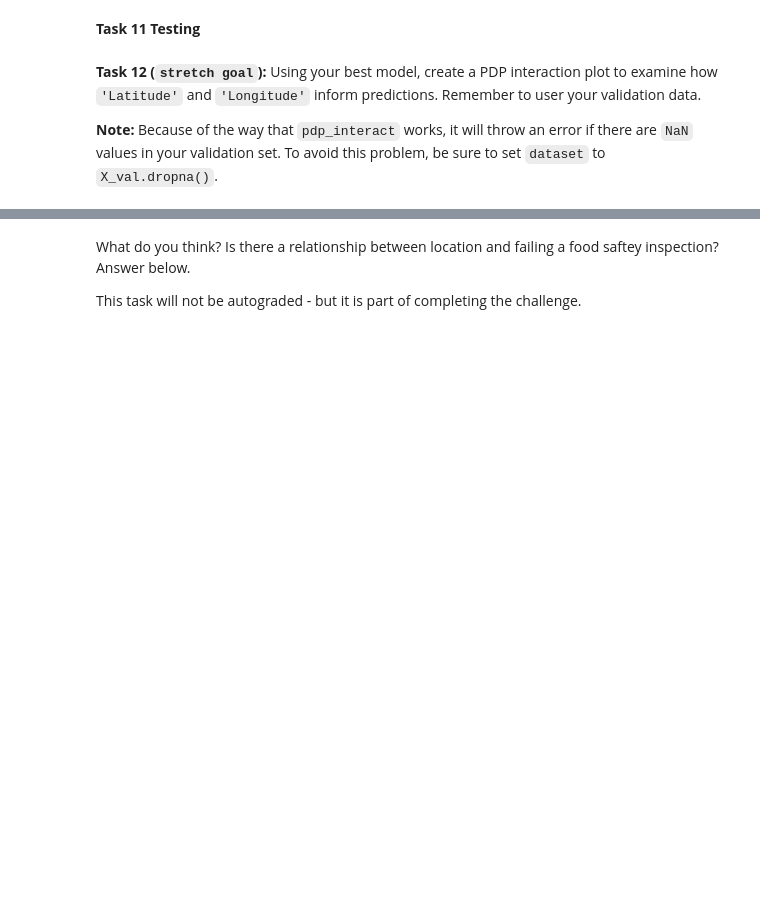
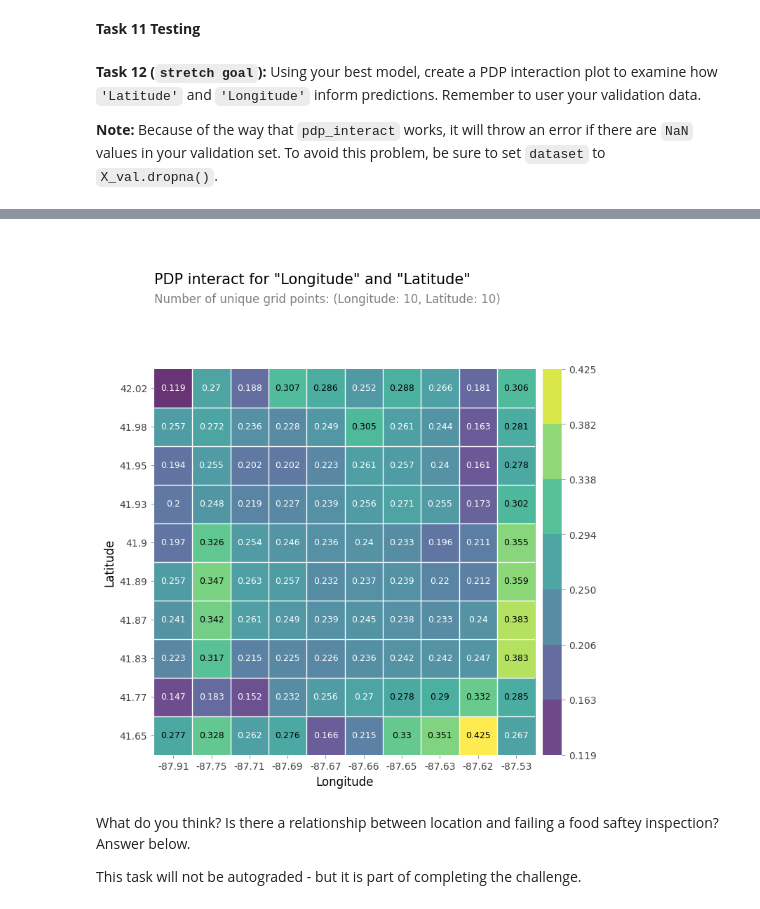
Before and after one commit to sikoh/DS-Applied-Modeling, a Jupyter notebook: Sprint_Challenge/DS_SprintChallenge_AppliedModeling.ipynb, the cells around one changed output, grey strips where cells are left out. Saved outputs shown, nothing was run; the diff lists cells and outputs as text; code cells hidden in the pictures; blank space fills up the shorter version.

```diff
--- a/Sprint_Challenge/DS_SprintChallenge_AppliedModeling.ipynb
+++ b/Sprint_Challenge/DS_SprintChallenge_AppliedModeling.ipynb
@@ -430,5 +548,15 @@ assert permutation_importances.shape == (7,2)
 # %%
 '''T12. Create PDP interaction plot for "Latitude" and "Longitude".'''
 features = ['Longitude', 'Latitude']
+
 # YOUR CODE HERE
-raise NotImplementedError()
+
+interact = pdp_interact(
+    model_boost,
+    dataset= X_val.dropna(),
+    model_features=X_val.columns,
+    features=features
+)
+
+pdp_interact_plot(interact, plot_type='grid',feature_names=features);
+# %% [output]
@@ -435,3 +580,4 @@ raise NotImplementedError()
+[figure, added]
 # %% [markdown]
 What do you think? Is there a relationship between location and failing a food saftey inspection? Answer below.
 
```
Also changed, not shown: parts of 22 cells of this notebook.
